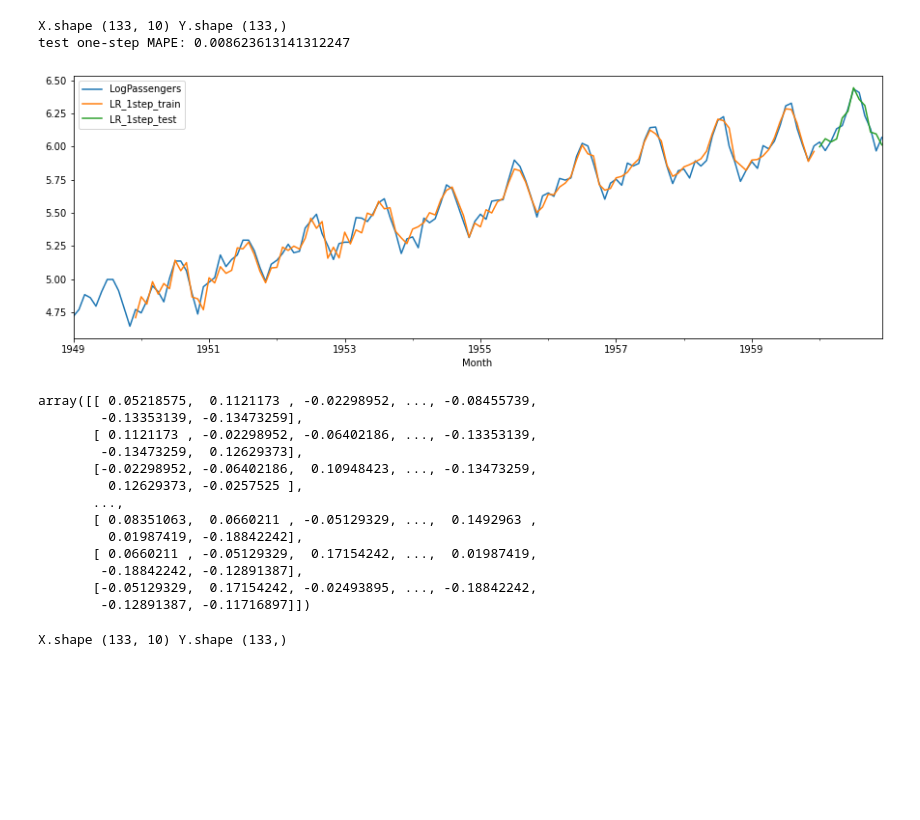
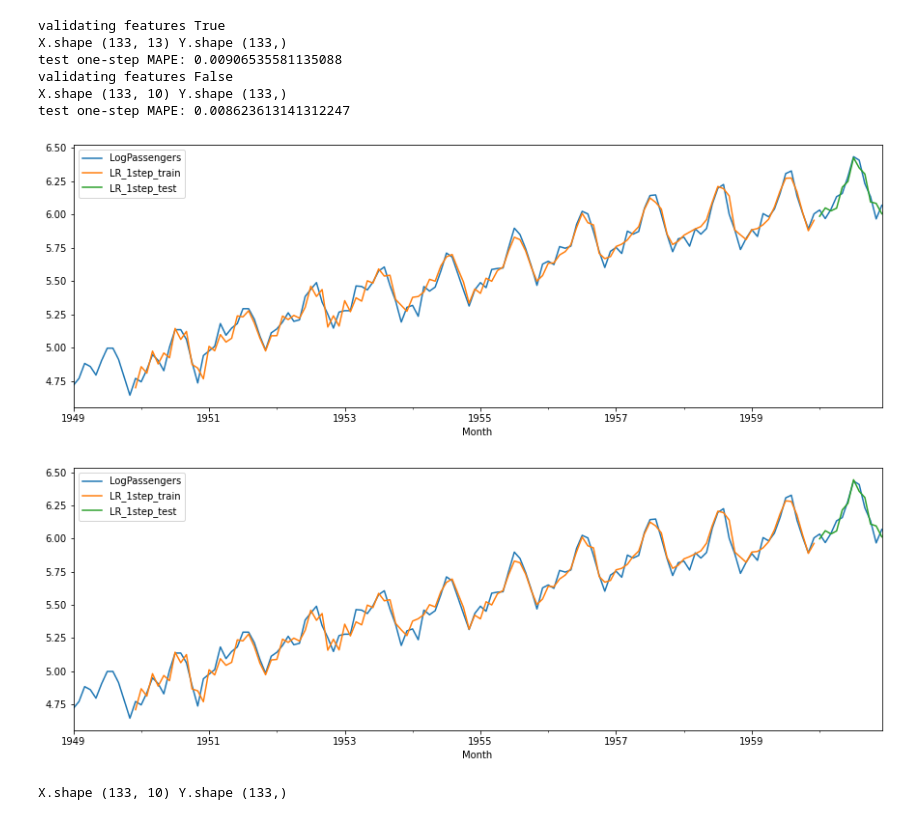
Before and after one commit to sduprey/timeseries_ressources, a Jupyter notebook: ML_correction.ipynb, the cells around one changed output. Drawn from its saved outputs; the diff is of its cells as text; code cells hidden in the pictures; blank space fills up the shorter version.

```diff
--- a/ML_correction.ipynb
+++ b/ML_correction.ipynb
@@ -64,10 +17,0 @@ def validate_predictors(df, column_name='Passengers', Nval = 12, T=10, ml_model=
-# %%
-column_name='Passengers'
-Nval = 12
-T=10
-ml_model = LinearRegression()
-test_mape_loss =validate_predictors(df,column_name=column_name, Nval = Nval, T=T, ml_model=ml_model)
-# %% [output]
-X.shape (133, 10) Y.shape (133,)
-test one-step MAPE: 0.008623613141312247
-[figure, removed]
@@ -74,19 +70,20 @@ test one-step MAPE: 0.008623613141312247
 # %%
-Xtrain
+column_name='Passengers'
+Nval = 12
+T=10
+ml_model = LinearRegression()
+for val_features in [True, False]:
+    print(f'validating features {val_features}')
+    test_mape_loss =validate_features(df,column_name=column_name, Nval = Nval, T=T, ml_model=ml_model, add_features=val_features)
 # %% [output]
-array([[ 0.05218575,  0.1121173 , -0.02298952, ..., -0.08455739,
-        -0.13353139, -0.13473259],
-       [ 0.1121173 , -0.02298952, -0.06402186, ..., -0.13353139,
-        -0.13473259,  0.12629373],
-       [-0.02298952, -0.06402186,  0.10948423, ..., -0.13473259,
-         0.12629373, -0.0257525 ],
-       ...,
-       [ 0.08351063,  0.0660211 , -0.05129329, ...,  0.1492963 ,
-         0.01987419, -0.18842242],
-       [ 0.0660211 , -0.05129329,  0.17154242, ...,  0.01987419,
-        -0.18842242, -0.12891387],
-       [-0.05129329,  0.17154242, -0.02493895, ..., -0.18842242,
-        -0.12891387, -0.11716897]])
+validating features True
+X.shape (133, 13) Y.shape (133,)
+test one-step MAPE: 0.00906535581135088
+validating features False
+X.shape (133, 10) Y.shape (133,)
+test one-step MAPE: 0.008623613141312247
+[figure, added]
+[figure, added]
 # %%
 # Make supervised dataset
 # let's see if we can use T past values to predict the next value
```
Also changed, not shown: parts of 2 cells of this notebook.
